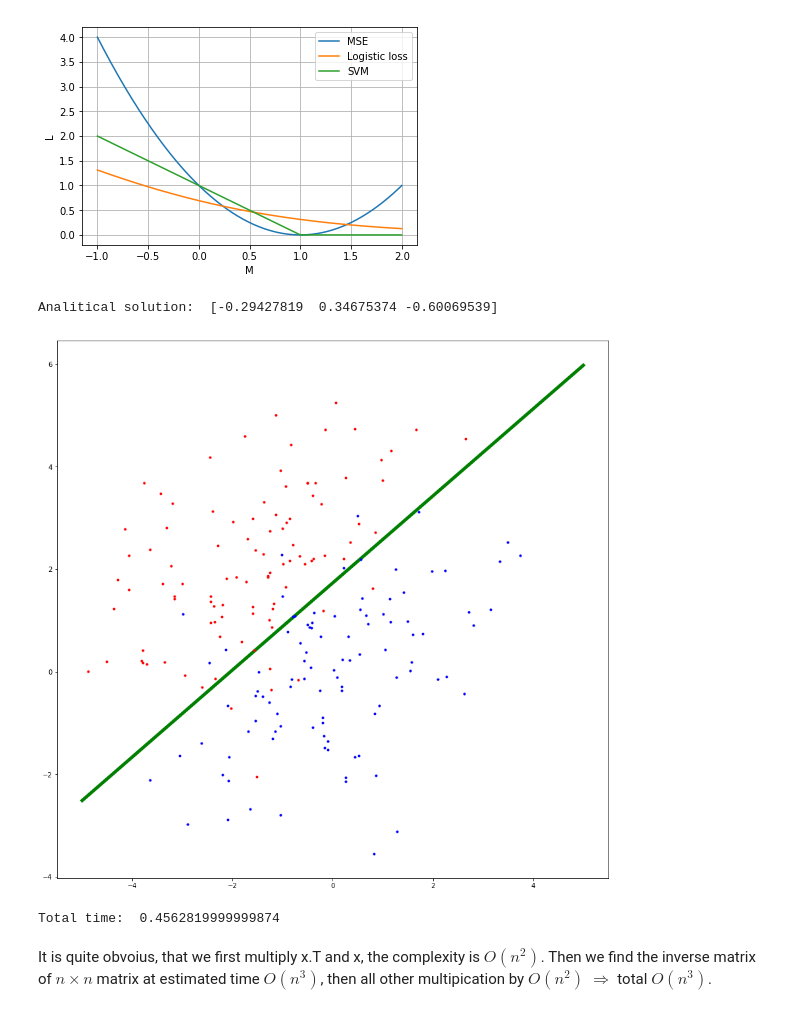
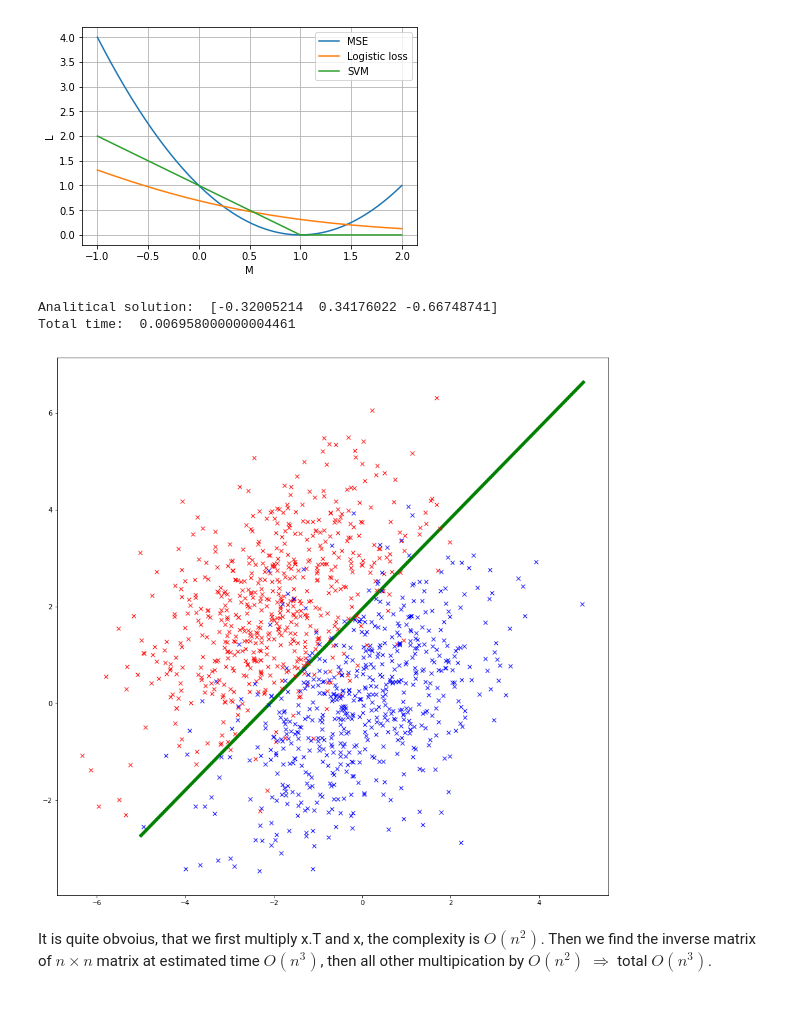
Before and after one commit to birshert/Darin, a Jupyter notebook: labs_/Birshert Alexey DARIN LAB-1.ipynb, the cells around one changed output. Cells and saved outputs as stored; diff of their text form; code cells hidden in the pictures.

```diff
--- a/labs_/Birshert Alexey DARIN LAB-1.ipynb
+++ b/labs_/Birshert Alexey DARIN LAB-1.ipynb
@@ -347,51 +355,51 @@ plt.show()
 # %% [output]
 [figure]
 # %%
-import time
+# 5 - 8
 
 start = time.clock()
 
-count = 100
+count = 600
 
 # initialisation of dots "clouds"
 
 red = np.random.multivariate_normal(np.array([-2, 2]), np.array([[2, 1],[1,2]]), count).T
 blue = np.random.multivariate_normal(np.array([0,0]), np.array([[2,1],[1,2]]), count).T
 
 x = np.hstack((red, blue)).T
 x = np.hstack((x, np.ones((2 * count, 1))))
 
 y1 = np.ones(count)
 y2 = np.ones(count)
 y2 *= -1
 new_y = np.hstack((y1, y2))
 
 w = np.dot(np.dot(np.linalg.inv(np.dot(x.T, x)), x.T), new_y)
 
 print("Analitical solution: ", w)
 
 k = -w[0]/w[1]
 b = -w[2]/w[1]
 
 data = {}
 data['x'] = np.linspace(-5, 5, 1000)
 data['y'] = data['x'] * k + b
 
+finish = time.clock()
+
+print("Total time: ", finish - start)
+
 plt.figure(figsize=(15, 15))
 plt.plot(data['x'], data['y'], linewidth=5, color='green')
 
-plt.plot(red[0], red[1], '.', color = 'r')
-plt.plot(blue[0], blue[1], '.', color = 'b')
+plt.plot(red[0], red[1], 'x', color = 'r')
+plt.plot(blue[0], blue[1], 'x', color = 'b')
 
 plt.show()
-
-finish = time.clock()
-
-print("Total time: ", finish - start)
 # %% [output]
-Analitical solution:  [-0.29427819  0.34675374 -0.60069539]
+Analitical solution:  [-0.32005214  0.34176022 -0.66748741]
+Total time:  0.006958000000004461
-[figure, old version]
+[figure, new version]
-Total time:  0.4562819999999874
 # %% [markdown]
 It is quite obvoius, that we first multiply x.T and x, the complexity is $O(n^2)$. Then we find the inverse matrix of $n \times n$ matrix at estimated time $O(n^3)$, then all other multipication by $O(n^2)$ $\Rightarrow$ total $O(n^3)$.
 # %% [markdown]
```
Also changed, not shown: parts of 9 cells of this notebook.
